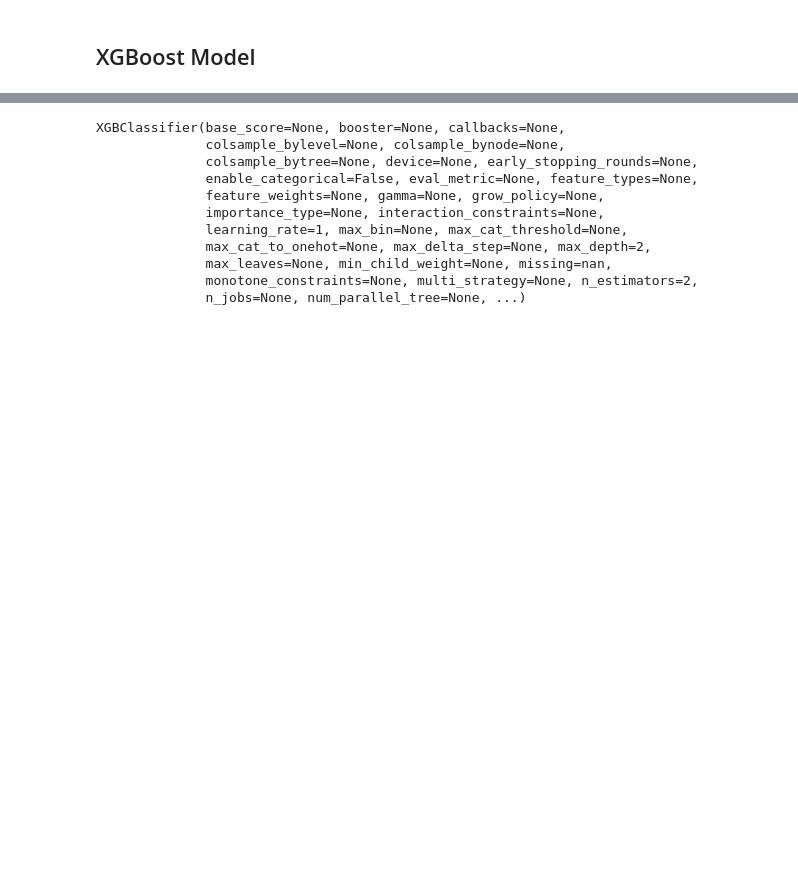
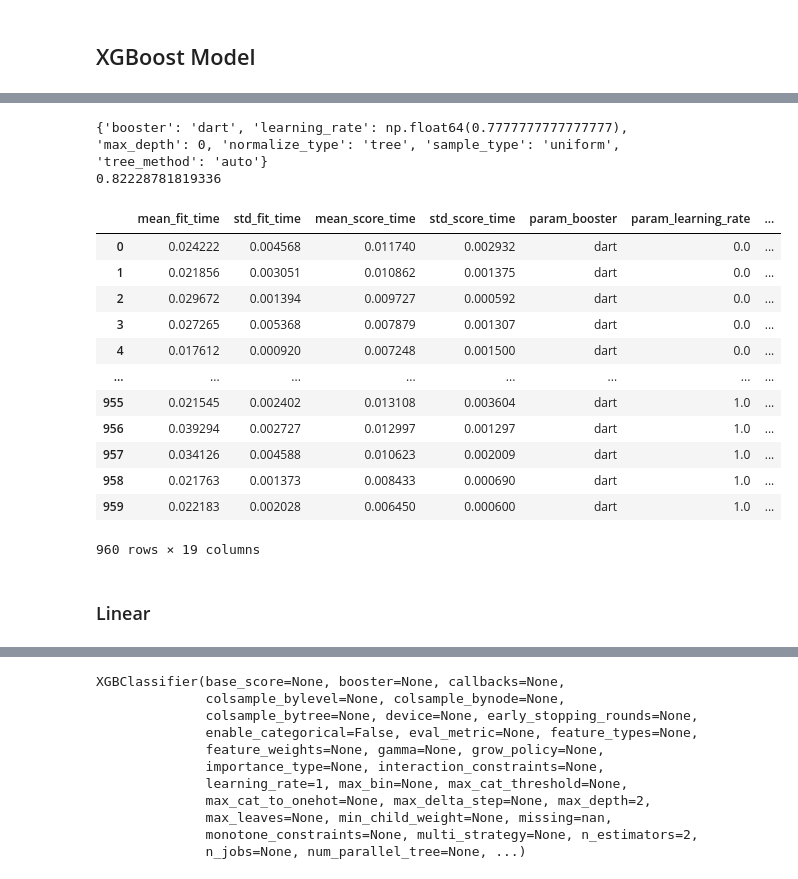
Before and after one commit to fbazzi19/kaggleTitanic, a Jupyter notebook: titanic_ml.ipynb, the cells around one changed output, grey strips where cells are left out. Cells and saved outputs as stored; diff of their text form; code cells hidden in the pictures; blank space fills up the shorter version.

```diff
--- a/titanic_ml.ipynb
+++ b/titanic_ml.ipynb
@@ -182,0 +256,11 @@ array([[  0,   1],
+# %%
+# create model instance
+bst = XGBClassifier(n_estimators=2, max_depth=2, learning_rate=1, objective='binary:logistic')
+#define the range of parameters
+params = {'booster':['dart'], 'learning_rate': np.linspace(0, 1, 10), 'max_depth': range(0,8),
+        'tree_method':['auto', 'approx', 'hist'], 'sample_type': ['uniform', 'weighted'], 'normalize_type': ['tree', 'forest']}
+#cross validation
+scorer=sklearn.metrics.make_scorer(accuracy)
+
+cv_d = GridSearchCV(bst, params, scoring=scorer, cv=5, n_jobs=-1, verbose=2)
+cv_d = cv_d.fit(X_train, y_train)
@@ -182,0 +285,23 @@ array([[  0,   1],
+# %%
+#the results regarding classification
+print(cv_d.best_params_)
+print(cv_d.best_score_)
+pd.DataFrame(cv_d.cv_results_)
+# %% [output]
+{'booster': 'dart', 'learning_rate': np.float64(0.7777777777777777), 'max_depth': 0, 'normalize_type': 'tree', 'sample_type': 'uniform', 'tree_method': 'auto'}
+0.82228781819336
+|  | mean_fit_time | std_fit_time | mean_score_time | std_score_time | param_booster | param_learning_rate | ... |
+| 0 | 0.024222 | 0.004568 | 0.011740 | 0.002932 | dart | 0.0 | ... |
+| 1 | 0.021856 | 0.003051 | 0.010862 | 0.001375 | dart | 0.0 | ... |
+| 2 | 0.029672 | 0.001394 | 0.009727 | 0.000592 | dart | 0.0 | ... |
+| 3 | 0.027265 | 0.005368 | 0.007879 | 0.001307 | dart | 0.0 | ... |
+| 4 | 0.017612 | 0.000920 | 0.007248 | 0.001500 | dart | 0.0 | ... |
+| ... | ... | ... | ... | ... | ... | ... | ... |
+| 955 | 0.021545 | 0.002402 | 0.013108 | 0.003604 | dart | 1.0 | ... |
+| 956 | 0.039294 | 0.002727 | 0.012997 | 0.001297 | dart | 1.0 | ... |
+| 957 | 0.034126 | 0.004588 | 0.010623 | 0.002009 | dart | 1.0 | ... |
+| 958 | 0.021763 | 0.001373 | 0.008433 | 0.000690 | dart | 1.0 | ... |
+| 959 | 0.022183 | 0.002028 | 0.006450 | 0.000600 | dart | 1.0 | ... |
+960 rows × 19 columns
+# %% [markdown]
+### Linear
```
Also changed, not shown: parts of 12 cells of this notebook, 1 other file.
